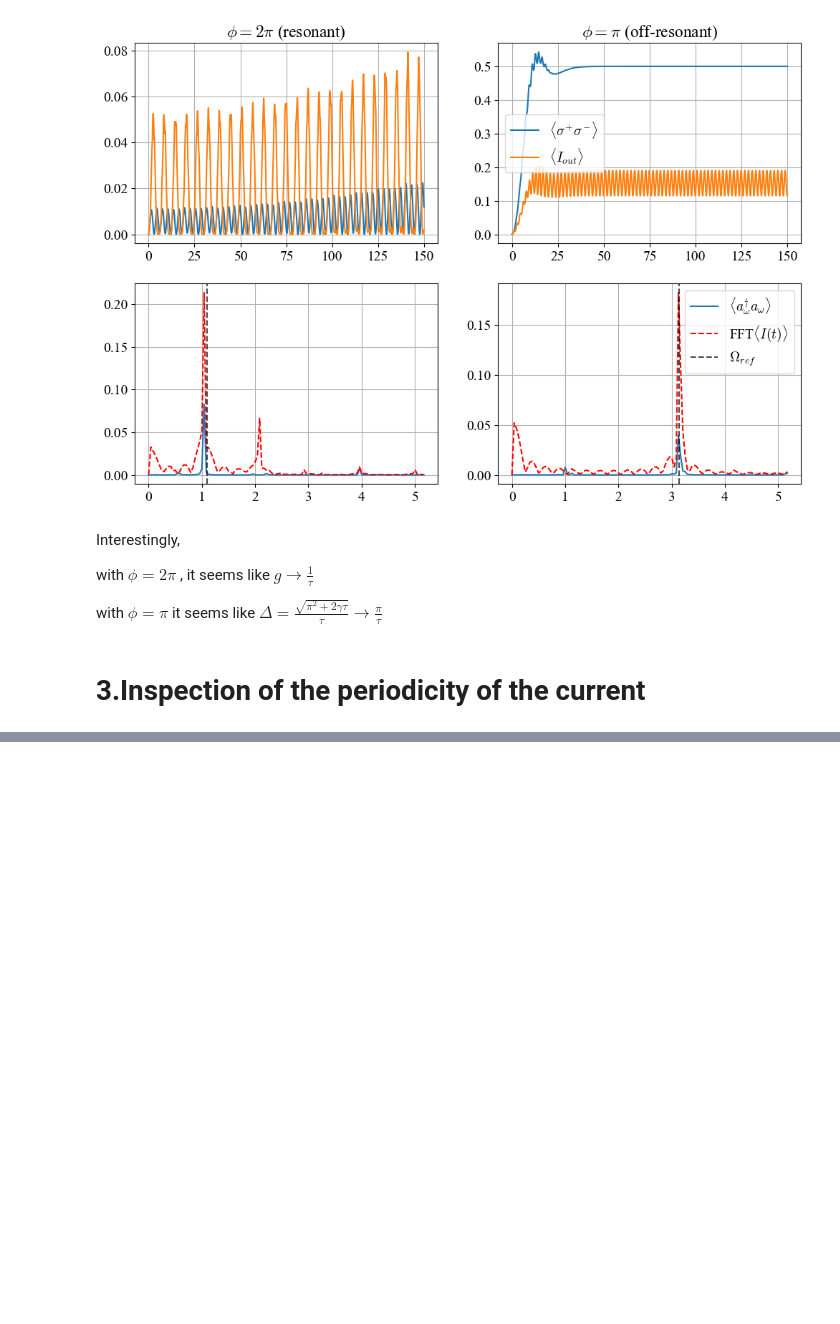
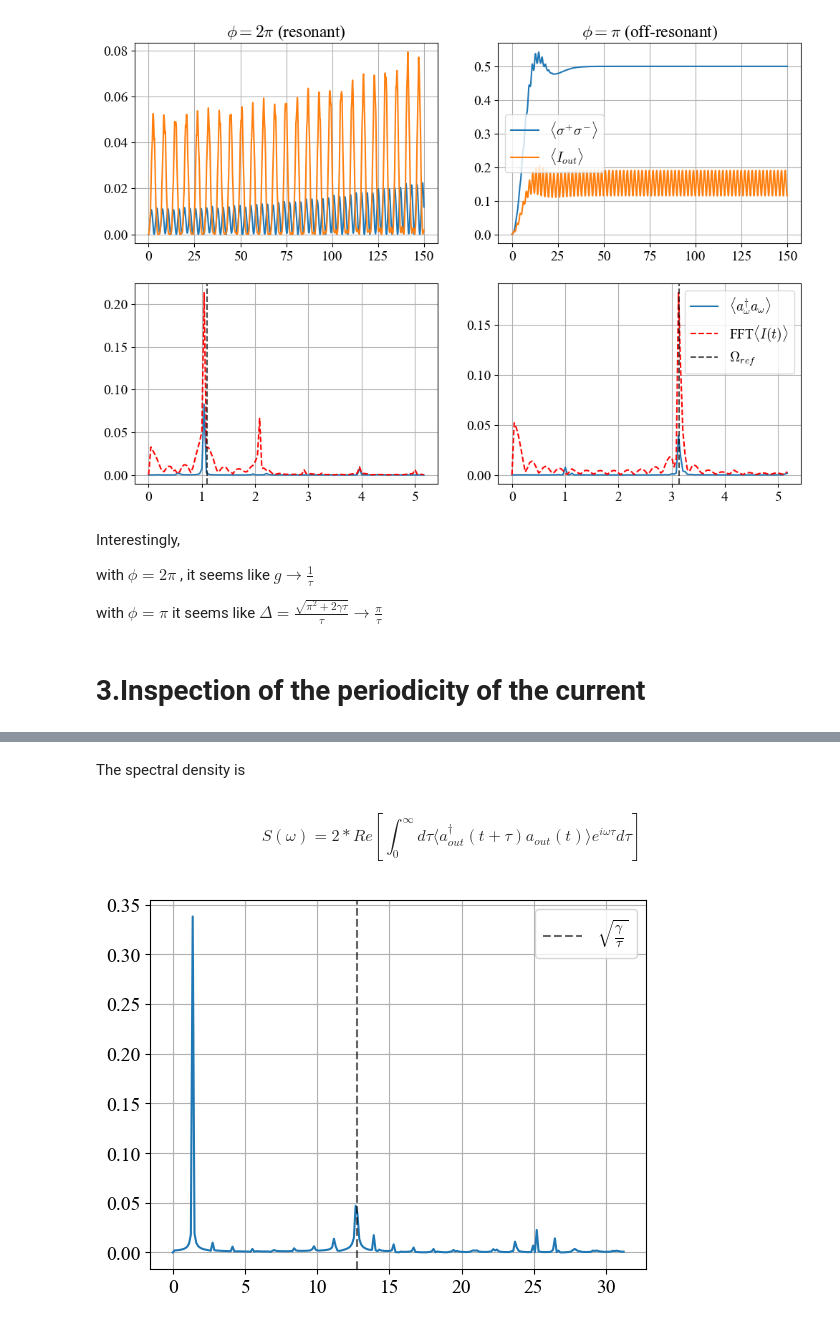
Before and after one commit to Taitoos2/Non_Markovian_Cavity, a Jupyter notebook: intermediate_limit.ipynb, the cells around one changed output, grey strips where cells are left out. Cells and saved outputs as stored; diff of their text form; code cells hidden in the pictures; blank space fills up the shorter version.

```diff
--- a/intermediate_limit.ipynb
+++ b/intermediate_limit.ipynb
@@ -153,0 +127,4 @@ plt.show()
+# %% [markdown]
+The spectral density is
+# %% [markdown]
+$$ S(\omega) = 2 *Re \left[ \int_{0}^{\infty} d\tau \langle a^{\dag}_{out}(t+\tau)a_{out}(t)\rangle e^{i\omega \tau} d\tau \right] $$
@@ -153,0 +157,23 @@ plt.show()
+# %%
+gamma = 1
+phi =2*np.pi
+tau = 0.5
+t_max = 100*tau
+dt = tau/50
+
+initial = [1,0]
+rho0 = np.outer(np.asarray([1,0]),np.asarray([1,0]))
+# %%
+model=new_cav_model(gamma,phi,tau,0)
+model.evolve(t_max,dt)
+t,e = model.excited_state([1,0])
+a_out = model.a_out_array
+# %%
+w,u = S_w(a_out,t,rho0,512)
+plt.plot(w,u)
+plt.axvline(9*np.sqrt(gamma/tau),color='k',linestyle='--',alpha=0.6,label=r'$\sqrt{\frac{\gamma}{\tau}}$')
+plt.grid()
+plt.legend()
+plt.show()
+# %% [output]
+[figure, added]
```
Also changed, not shown: parts of 6 cells of this notebook, 4 other files.
